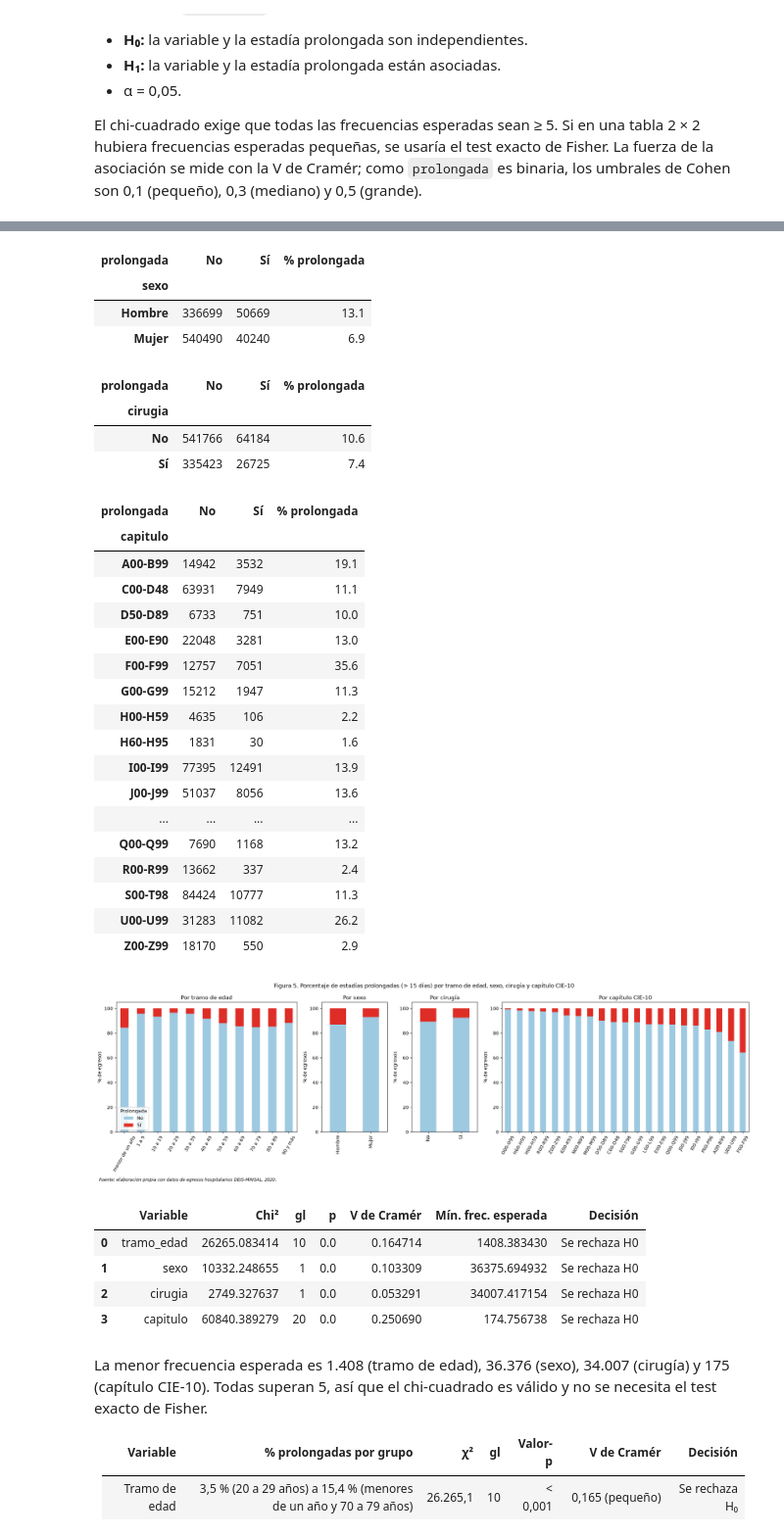
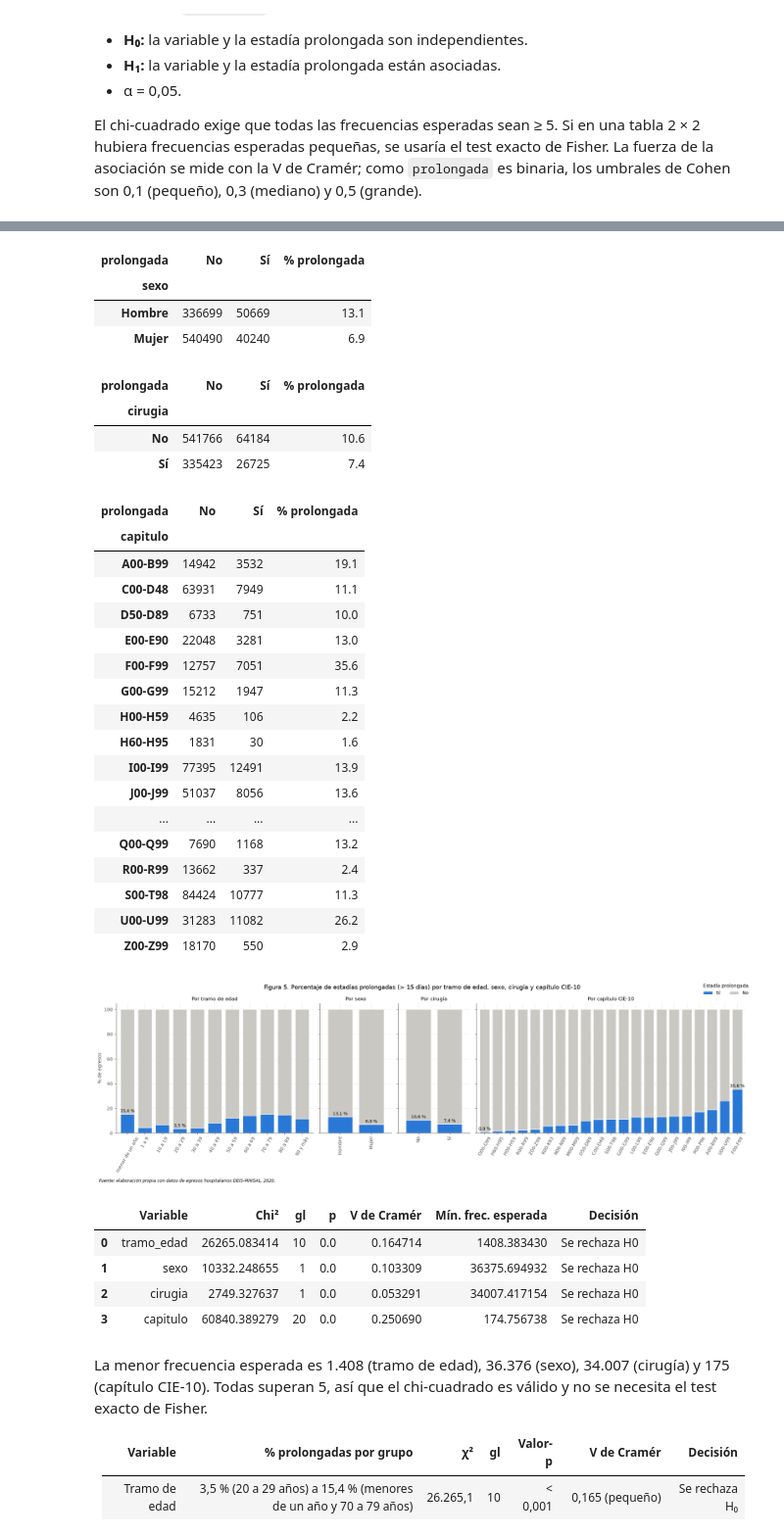
Before and after one commit to Francogogo/Analisis-de-datos-PROYECTO-, a Jupyter notebook: avance1.ipynb, the cells around one changed output, grey strips where cells are left out. Shown at 98% size. Cells and saved outputs as stored; diff of their text form; code cells hidden in the pictures.

```diff
--- a/avance1.ipynb
+++ b/avance1.ipynb
@@ -244,10 +252,12 @@ tabla_normalidad = pd.DataFrame([normalidad(df["dias_estada"], "dias_estada"),
                                  normalidad(df["edad"], "edad")])
 
 fig, ax = plt.subplots(2, 2, figsize=(12, 8))
-ax[0, 0].hist(df["dias_estada"].clip(upper=60), bins=60, color="#4C72B0")
-ax[0, 0].set_title("Histograma: días de estada (recortado en 60)")
+sobre_60 = (df["dias_estada"] > 60).mean()
+ax[0, 0].hist(df["dias_estada"], bins=np.arange(0.5, 61.5), color=AZUL, edgecolor="white", linewidth=0.3)
+ax[0, 0].set_title(f"Días de estada (hasta 60; el {100 * sobre_60:.1f} % supera 60)".replace(".", ","))
 ax[0, 0].set_xlabel("Días de estada"); ax[0, 0].set_ylabel("Egresos")
-df["tramo_edad"].value_counts(sort=False).plot(kind="bar", ax=ax[0, 1], color="#4C72B0", width=0.9)
+conteo_edad = df["tramo_edad"].value_counts(sort=False)
+ax[0, 1].bar(conteo_edad.index.astype(str), conteo_edad.values, color=AZUL, width=0.85)
 ax[0, 1].set_title("Egresos por tramo de edad")
 ax[0, 1].set_xlabel("Tramo de edad (años)"); ax[0, 1].set_ylabel("Egresos")
 plt.setp(ax[0, 1].get_xticklabels(), rotation=45, ha="right")
@@ -256,6 +266,9 @@ ax[1, 0].set_title("Q-Q normal: días de estada")
 stats.probplot(rng.choice(df["edad"].values, 5000, replace=False), plot=ax[1, 1])
 ax[1, 1].set_title("Q-Q normal: edad")
 for a_ in ax[1]:
+    puntos, recta = a_.get_lines()
+    puntos.set(marker="o", markersize=2.5, markerfacecolor=AZUL, markeredgecolor="none", alpha=0.5)
+    recta.set(color=GRIS_TEXTO, linewidth=1.2)
     a_.set_xlabel("Cuantiles teóricos (normal)"); a_.set_ylabel("Valores observados")
 fig.suptitle("Figura 2. Histogramas y gráficos Q-Q de los días de estada y la edad")
 fig.tight_layout(); fuente(fig); plt.show()
@@ -353,13 +370,16 @@ tabla_num_cat = pd.DataFrame([
      "Decisión": decision(kw.pvalue)},
 ])
 
-fig, ax = plt.subplots(1, 3, figsize=(18, 6), gridspec_kw={"width_ratios": [1, 1, 3]})
+CAJA = dict(showfliers=False, widths=0.6, medianprops=dict(color=AZUL, linewidth=2),
+            boxprops=dict(color=GRIS_TEXTO, linewidth=0.8), whiskerprops=dict(color=GRIS_TEXTO, linewidth=0.8),
+            capprops=dict(color=GRIS_TEXTO, linewidth=0.8))
+fig, ax = plt.subplots(1, 3, figsize=(18, 6), sharey=True, gridspec_kw={"width_ratios": [1, 1, 3]})
 for a_, var, orden in [(ax[0], "sexo", ["Hombre", "Mujer"]), (ax[1], "cirugia", ["Sí", "No"])]:
-    a_.boxplot([df.loc[df[var] == o, "dias_estada"] for o in orden], tick_labels=orden, showfliers=False)
-    a_.set_title(f"Por {NOMBRE[var]}"); a_.set_ylabel("Días de estada")
+    a_.boxplot([df.loc[df[var] == o, "dias_estada"] for o in orden], tick_labels=orden, **CAJA)
+    a_.set_title(f"Por {NOMBRE[var]}")
 orden_cap = df.groupby("capitulo")["dias_estada"].median().sort_values().index
-ax[2].boxplot([df.loc[df["capitulo"] == c, "dias_estada"] for c in orden_cap], tick_labels=orden_cap, showfliers=False)
-ax[2].tick_params(axis="x", rotation=60); ax[2].set_title("Por capítulo CIE-10"); ax[2].set_ylabel("Días de estada")
+ax[2].boxplot([df.loc[df["capitulo"] == c, "dias_estada"] for c in orden_cap], tick_labels=orden_cap, **CAJA)
+ax[0].set_ylabel("Días de estada (mediana en azul)"); ax[2].tick_params(axis="x", rotation=60); ax[2].set_title("Por capítulo CIE-10")
 fig.suptitle("Figura 4. Días de estada por sexo, cirugía y capítulo CIE-10 (sin valores atípicos)")
 fig.tight_layout(); fuente(fig); plt.show()
 
@@ -453,16 +473,21 @@ def chi_cuadrado(var):
 VARS_CAT = ["tramo_edad", "sexo", "cirugia", "capitulo"]
 tabla_chi2 = pd.DataFrame([chi_cuadrado(v) for v in VARS_CAT])
 
-fig, ax = plt.subplots(1, 4, figsize=(20, 6), gridspec_kw={"width_ratios": [2.2, 0.8, 0.8, 3]})
+fig, ax = plt.subplots(1, 4, figsize=(20, 6), sharey=True, gridspec_kw={"width_ratios": [2.2, 0.8, 0.8, 3]})
 for a_, var in zip(ax, VARS_CAT):
-    pct = pd.crosstab(df[var], df["prolongada"], normalize="index") * 100
+    pct = pd.crosstab(df[var], df["prolongada"], normalize="index")[["Sí", "No"]] * 100
     if var == "capitulo":
         pct = pct.sort_values("Sí")
-    pct.plot(kind="bar", stacked=True, ax=a_, color=["#9ecae1", "#de2d26"], legend=(var == "tramo_edad"))
-    a_.set_title(f"Por {NOMBRE[var]}"); a_.set_ylabel("% de egresos"); a_.set_xlabel("")
-ax[0].legend(title="Prolongada", loc="lower left")
+    pct.plot(kind="bar", stacked=True, ax=a_, color=[AZUL, GRIS], width=0.8, edgecolor="white", linewidth=1, legend=False)
+    extremos = pct["Sí"].agg(["idxmin", "idxmax"]) if len(pct) > 2 else pct.index
+    for j, (grupo, valor) in enumerate(pct["Sí"].items()):
+        if grupo in set(extremos):
+            a_.text(j, valor + 1.5, f"{valor:.1f} %".replace(".", ","), ha="center", fontsize=9)
+    a_.set_title(f"Por {NOMBRE[var]}"); a_.set_xlabel("")
+ax[0].set_ylabel("% de egresos")
 for a_ in (ax[0], ax[3]):
     a_.tick_params(axis="x", rotation=60)
+fig.legend(*ax[0].get_legend_handles_labels(), title="Estadía prolongada", loc="upper right", frameon=False, ncol=2)
 fig.suptitle("Figura 5. Porcentaje de estadías prolongadas (> 15 días) por tramo de edad, sexo, cirugía y capítulo CIE-10")
 fig.tight_layout(); fuente(fig); plt.show()
 tabla_chi2
@@ -479,34 +504,34 @@ tabla_chi2
 | 60 a 69 | 107629 | 18076 | 14.4 |
 | 70 a 79 | 93167 | 16912 | 15.4 |
 | 80 a 89 | 55579 | 9544 | 14.7 |
 | 90 y más | 13243 | 1755 | 11.7 |
 | prolongada | No | Sí | % prolongada |
 | sexo |  |  |  |
 | Hombre | 336699 | 50669 | 13.1 |
 | Mujer | 540490 | 40240 | 6.9 |
 | prolongada | No | Sí | % prolongada |
 | cirugia |  |  |  |
 | No | 541766 | 64184 | 10.6 |
 | Sí | 335423 | 26725 | 7.4 |
 | prolongada | No | Sí | % prolongada |
 | capitulo |  |  |  |
 | A00-B99 | 14942 | 3532 | 19.1 |
 | C00-D48 | 63931 | 7949 | 11.1 |
 | D50-D89 | 6733 | 751 | 10.0 |
 | E00-E90 | 22048 | 3281 | 13.0 |
 | F00-F99 | 12757 | 7051 | 35.6 |
 | G00-G99 | 15212 | 1947 | 11.3 |
 | H00-H59 | 4635 | 106 | 2.2 |
 | H60-H95 | 1831 | 30 | 1.6 |
 | I00-I99 | 77395 | 12491 | 13.9 |
 | J00-J99 | 51037 | 8056 | 13.6 |
 | ... | ... | ... | ... |
 | Q00-Q99 | 7690 | 1168 | 13.2 |
 | R00-R99 | 13662 | 337 | 2.4 |
 | S00-T98 | 84424 | 10777 | 11.3 |
 | U00-U99 | 31283 | 11082 | 26.2 |
 | Z00-Z99 | 18170 | 550 | 2.9 |
-[figure, old version]
+[figure, new version]
 |  | Variable | Chi² | gl | p | V de Cramér | Mín. frec. esperada | Decisión |
 | 0 | tramo_edad | 26265.083414 | 10 | 0.0 | 0.164714 | 1408.383430 | Se rechaza H0 |
 | 1 | sexo | 10332.248655 | 1 | 0.0 | 0.103309 | 36375.694932 | Se rechaza H0 |
```
Also changed, not shown: parts of 4 cells of this notebook.
